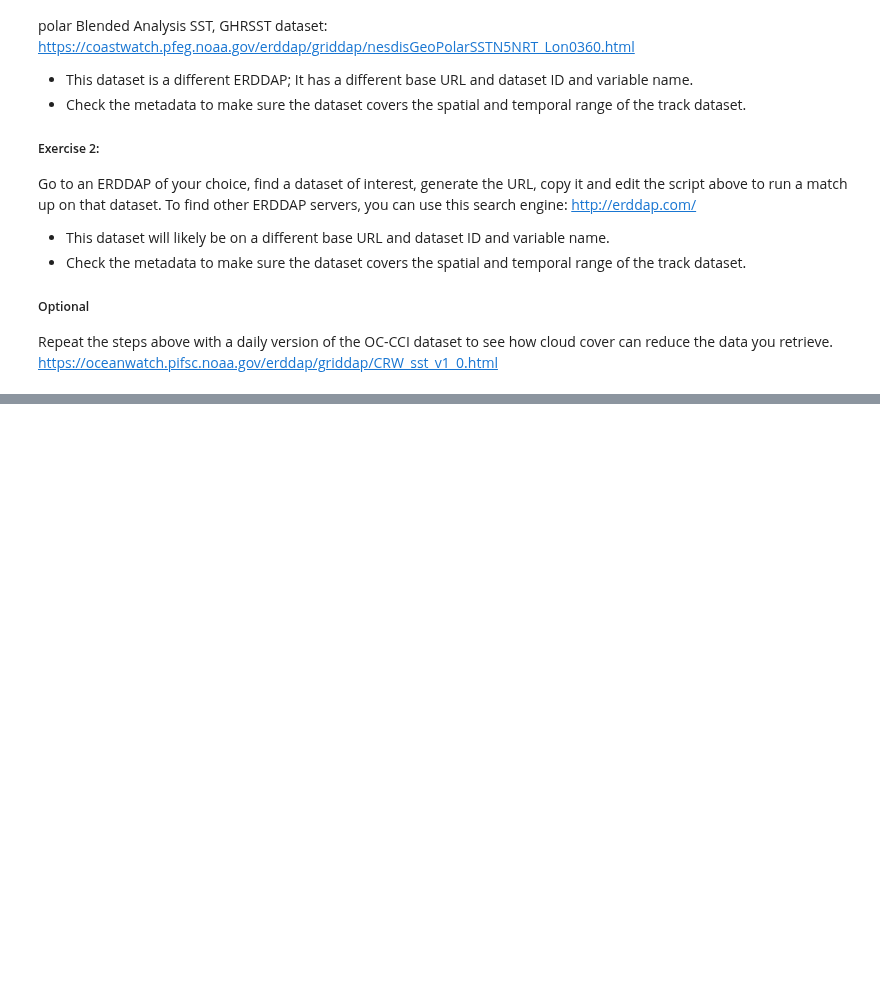
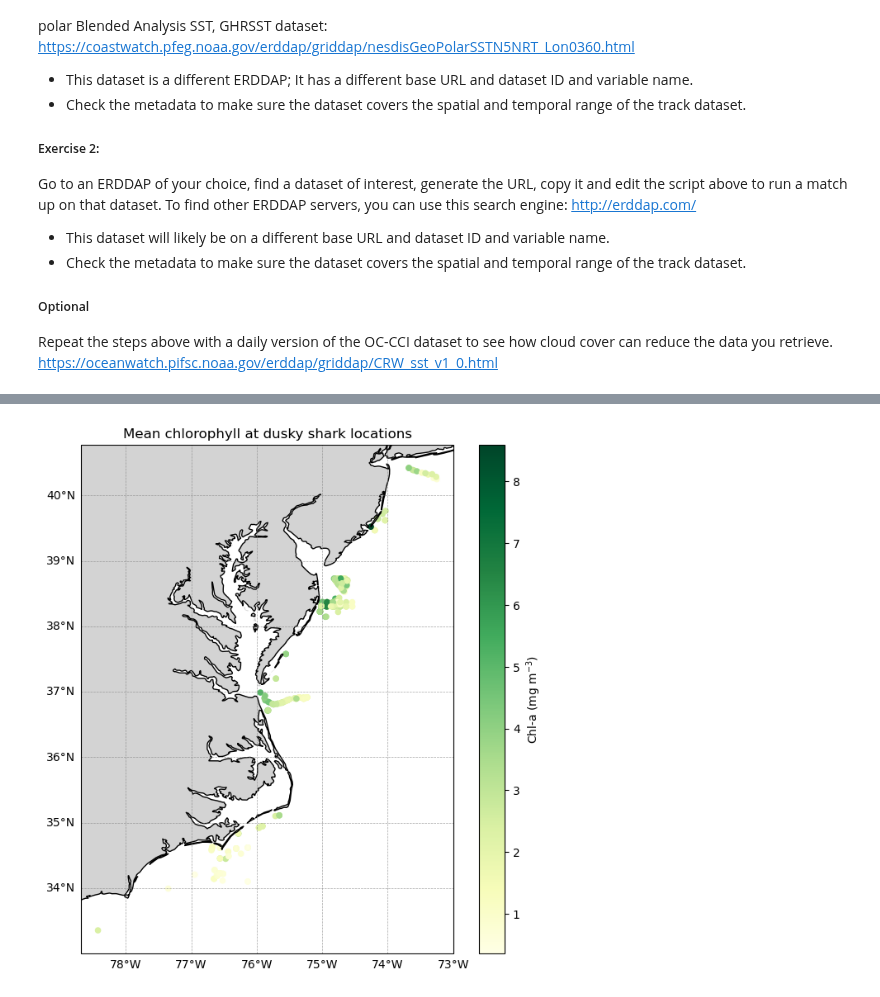
Before and after one commit to coastwatch-training/coastwatch-training.github.io, a Jupyter notebook: tutorials/matchup-satellite-data-to-track-locations/python/satellite_matchups_to_track_locations_xarray.ipynb, the cells around one changed output, grey strips where cells are left out. Cells and saved outputs as stored; diff of their text form; code cells hidden in the pictures; blank space fills up the shorter version.

Commit message:
Add updated track tutorials

```diff
--- a/tutorials/matchup-satellite-data-to-track-locations/python/satellite_matchups_to_track_locations_xarray.ipynb
+++ b/tutorials/matchup-satellite-data-to-track-locations/python/satellite_matchups_to_track_locations_xarray.ipynb
@@ -378,0 +424,5 @@ https://oceanwatch.pifsc.noaa.gov/erddap/griddap/CRW_sst_v1_0.html
+# %%
+# Convert columns to arrays (same pattern used earlier in this tutorial)
+xcoord = tags["Longitude"].to_numpy()
+ycoord = tags["Latitude"].to_numpy()
+tcoord = pd.to_datetime(tags["Date"], format="%m/%d/%Y").to_numpy()
@@ -378,0 +535,11 @@ https://oceanwatch.pifsc.noaa.gov/erddap/griddap/CRW_sst_v1_0.html
+# %%
+alltags = pd.DataFrame({
+    "lon": xcoord,
+    "lat": ycoord,
+    "chlorophyll": shark_matchups["mean_chlorophyll"].to_numpy(),
+    "transmitter": tags["Transmitter"].to_numpy(),
+    "date": shark_matchups["requested_date"].to_numpy(),
+})
+
+print(alltags.shape)
+alltags.head()
@@ -378,0 +561,34 @@ https://oceanwatch.pifsc.noaa.gov/erddap/griddap/CRW_sst_v1_0.html
+# %%
+fig = plt.figure(figsize=(8, 8))
+ax = plt.axes(projection=ccrs.PlateCarree())
+
+ax.add_feature(cfeature.LAND, facecolor="lightgray")
+ax.add_feature(cfeature.COASTLINE)
+
+sc = ax.scatter(
+    alltags["lon"],
+    alltags["lat"],
+    c=alltags["chlorophyll"],
+    cmap="YlGn",
+    s=20,
+    transform=ccrs.PlateCarree()
+)
+
+plt.colorbar(sc, label="Chl-a (mg m$^{-3}$)")
+
+gl = ax.gridlines(
+    draw_labels=True,
+    linewidth=0.5,
+    color="gray",
+    alpha=0.7,
+    linestyle="--"
+)
+gl.top_labels = False
+gl.right_labels = False
+gl.xformatter = LONGITUDE_FORMATTER
+gl.yformatter = LATITUDE_FORMATTER
+
+ax.set_title("Mean chlorophyll at dusky shark locations")
+plt.show()
+# %% [output]
+[figure, added]
```
Also changed, not shown: parts of 21 cells of this notebook, 10 other files.
